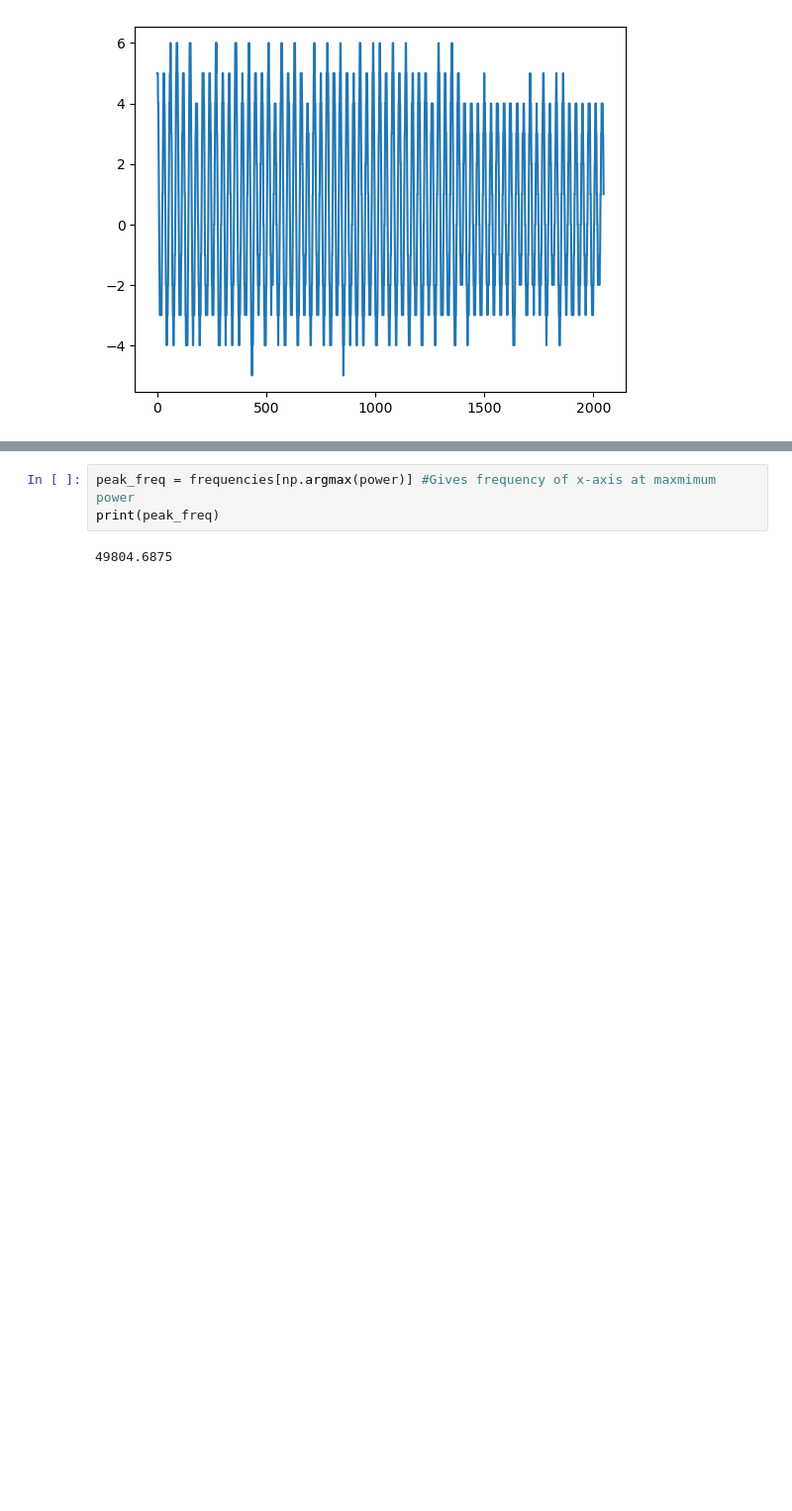
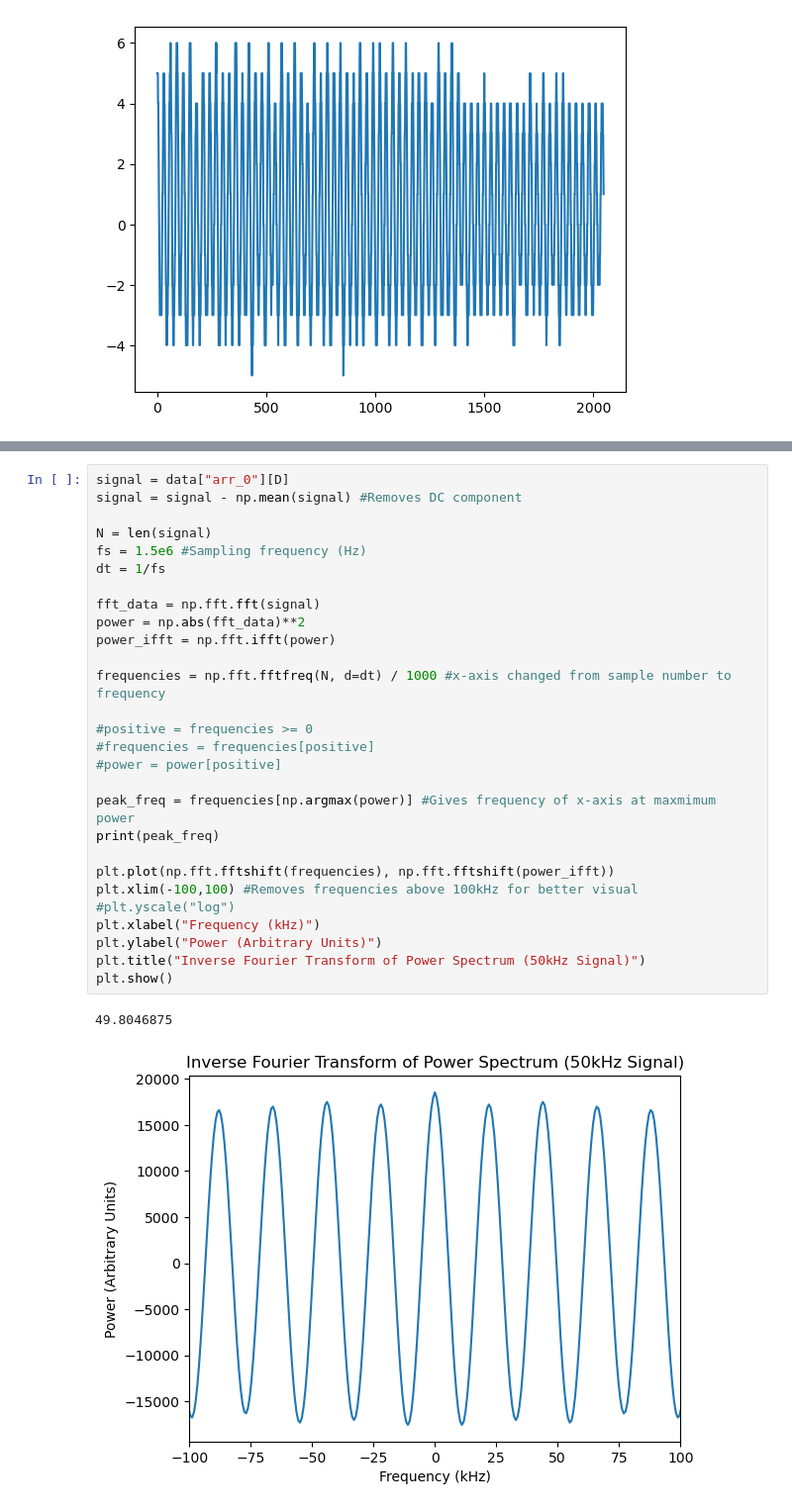
Before and after one commit to averybooks/radiolab2026-Cal, a Jupyter notebook: LAB1_Code.ipynb, the cells around one changed output, grey strips where cells are left out. Shown at 99% size. Drawn from its saved outputs; the diff is of its cells as text; blank space fills up the shorter version.

```diff
--- a/LAB1_Code.ipynb
+++ b/LAB1_Code.ipynb
@@ -79,5 +44,31 @@ plt.show()
 # %%
+signal = data["arr_0"][D]
+signal = signal - np.mean(signal) #Removes DC component
+
+N = len(signal)
+fs = 1.5e6 #Sampling frequency (Hz)
+dt = 1/fs
+
+fft_data = np.fft.fft(signal)
+power = np.abs(fft_data)**2
+power_ifft = np.fft.ifft(power)
+
+frequencies = np.fft.fftfreq(N, d=dt) / 1000 #x-axis changed from sample number to frequency
+
+#positive = frequencies >= 0
+#frequencies = frequencies[positive]
+#power = power[positive]
+
 peak_freq = frequencies[np.argmax(power)] #Gives frequency of x-axis at maxmimum power
 print(peak_freq)
+
+plt.plot(np.fft.fftshift(frequencies), np.fft.fftshift(power_ifft))
+plt.xlim(-100,100) #Removes frequencies above 100kHz for better visual
+#plt.yscale("log")
+plt.xlabel("Frequency (kHz)")
+plt.ylabel("Power (Arbitrary Units)")
+plt.title("Inverse Fourier Transform of Power Spectrum (50kHz Signal)")
+plt.show()
 # %% [output]
-49804.6875
+49.8046875
+[figure, added]
```
Also changed, not shown: parts of 4 cells of this notebook.
